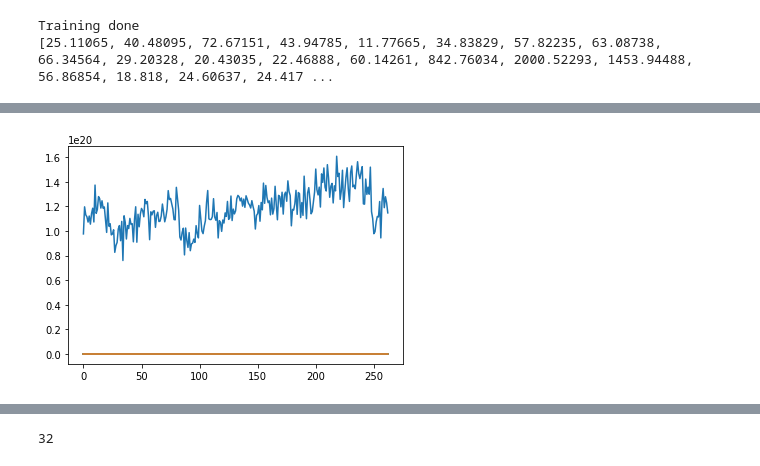
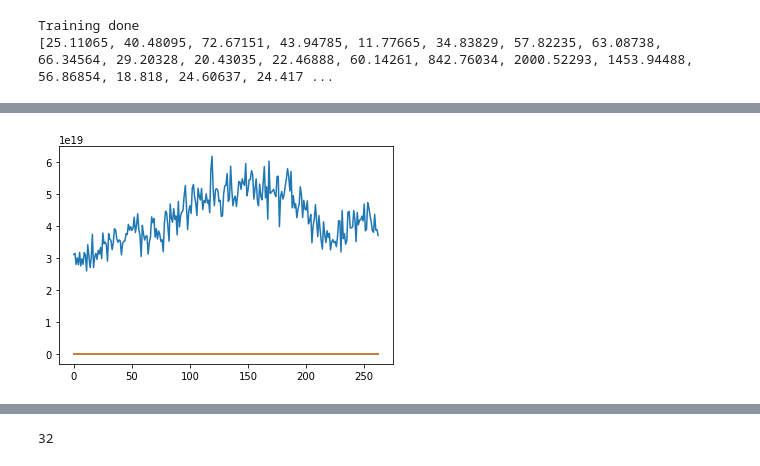
Before and after one commit to AlexandreLaizet/bitcoin_deep_learning, a Jupyter notebook: notebooks/Aloys_notebook.ipynb, the cells around one changed output, grey strips where cells are left out. Drawn from its saved outputs; the diff is of its cells as text; code cells hidden in the pictures.

```diff
--- a/notebooks/Aloys_notebook.ipynb
+++ b/notebooks/Aloys_notebook.ipynb
@@ -93,8 +100,9 @@ print(fold_score,score)
 Training done
 [25.11065, 40.48095, 72.67151, 43.94785, 11.77665, 34.83829, 57.82235, 63.08738, 66.34564, 29.20328, 20.43035, 22.46888, 60.14261, 842.76034, 2000.52293, 1453.94488, 56.86854, 18.818, 24.60637, 24.417 ...
 # %%
-from sklearn.metrics import mean_squared_error
-index = np.array(fold_score).argmax()
+from sklearn.metrics import mean_absolute_error
+#index = np.array(fold_score).argmax()
+index = 0
 X_test = X_test_list[index]
 X_train = X_train_list[index]
 Y_test = Y_test_list[index]
@@ -133,8 +139,8 @@ df = ApiCall()
 # %%
-plt.plot(X_train[:,-1]);
+plt.plot(X_train[:,-2]);
 #plt.plot(Y_train)
 # %% [output]
-[figure, old version]
+[figure, new version]
 # %%
 index = 0
 X_test = X_test_list[index]
```
Also changed, not shown: parts of 7 cells of this notebook.
